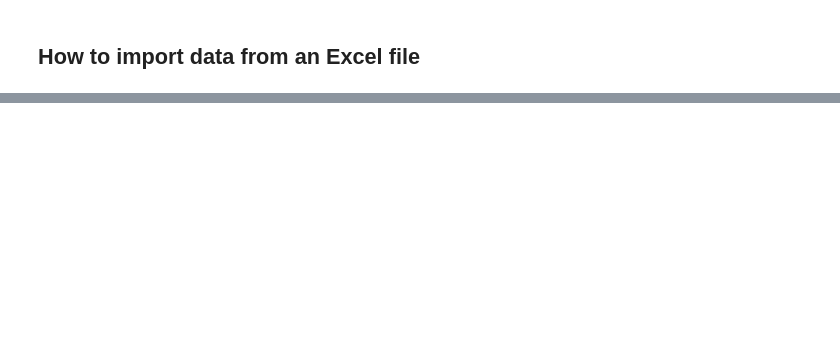
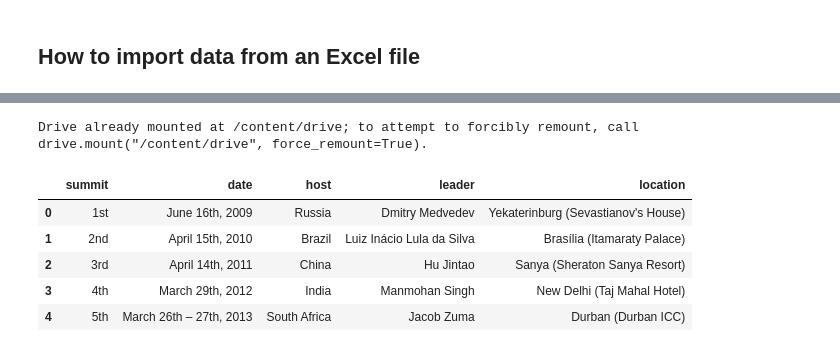
Before and after one commit to ArifAygun/Machine-Learning-with-Python-Foundations, a Jupyter notebook: AA_linked_ML_with_Python_Foundations_02_02b.ipynb, the cells around one changed output, grey strips where cells are left out. Drawn from its saved outputs; the diff is of its cells as text; code cells hidden in the pictures; blank space fills up the shorter version.

Commit message:
Colaboratory kullanılarak oluşturuldu

```diff
--- a/AA_linked_ML_with_Python_Foundations_02_02b.ipynb
+++ b/AA_linked_ML_with_Python_Foundations_02_02b.ipynb
@@ -80,0 +110,20 @@ brics6
+# %%
+from google.colab import drive
+drive.mount('/content/drive')
+
+from numpy import logical_and
+import pandas as pd
+import os
+
+def file_locator(file_name):
+  main_dir = os.getcwd()
+
+  for dir, folder, files in os.walk(main_dir):
+    for file in files:
+      if file == file_name:
+        file_path = os.path.join(dir,file)
+  return file_path
+
+file_path = file_locator('brics.xlsx')
+brics5 = pd.read_excel(file_path)
+brics5.head()
@@ -80,0 +138,30 @@ brics6
+# %%
+#brics6 = pd.read_excel("brics.xlsx", sheet_name='Summits')
+#brics6
+from google.colab import drive
+drive.mount('/content/drive')
+
+from numpy import logical_and
+import pandas as pd
+import os
+
+def file_locator(file_name):
+  main_dir = os.getcwd()
+
+  for dir, folder, files in os.walk(main_dir):
+    for file in files:
+      if file == file_name:
+        file_path = os.path.join(dir,file)
+  return file_path
+
+file_path = file_locator('brics.xlsx')
+brics5 = pd.read_excel(file_path, sheet_name='Summits')
+brics5.head()
+# %% [output]
+Drive already mounted at /content/drive; to attempt to forcibly remount, call drive.mount("/content/drive", force_remount=True).
+|  | summit | date | host | leader | location |
+| 0 | 1st | June 16th, 2009 | Russia | Dmitry Medvedev | Yekaterinburg (Sevastianov's House) |
+| 1 | 2nd | April 15th, 2010 | Brazil | Luiz Inácio Lula da Silva | Brasília (Itamaraty Palace) |
+| 2 | 3rd | April 14th, 2011 | China | Hu Jintao | Sanya (Sheraton Sanya Resort) |
+| 3 | 4th | March 29th, 2012 | India | Manmohan Singh | New Delhi (Taj Mahal Hotel) |
+| 4 | 5th | March 26th – 27th, 2013 | South Africa | Jacob Zuma | Durban (Durban ICC) |
```
Also changed, not shown: parts of 4 cells of this notebook.
